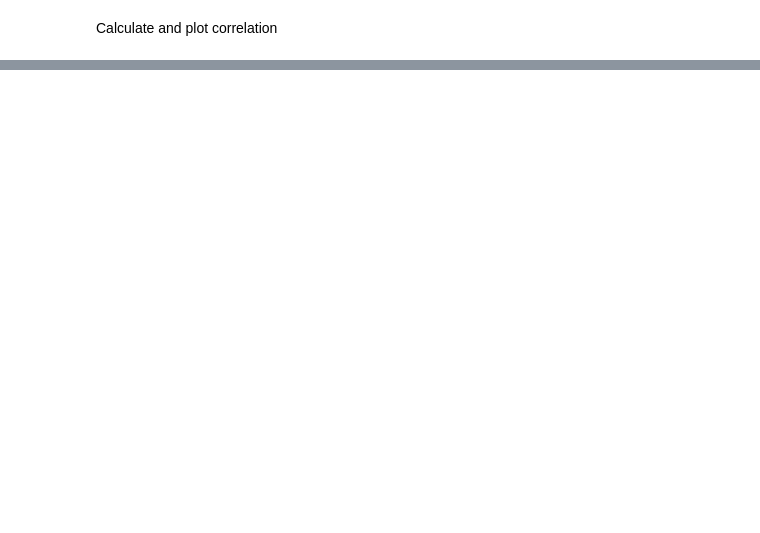
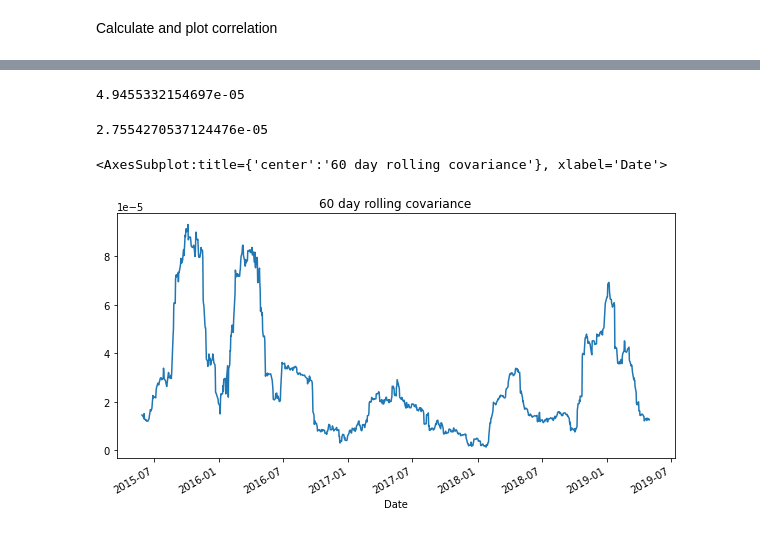
Before and after one commit to Jovan671/Pandas_Unit_04_assignment, a Jupyter notebook: main.ipynb, the cells around one changed output, grey strips where cells are left out. Drawn from its saved outputs; the diff is of its cells as text; code cells hidden in the pictures; blank space fills up the shorter version.

```diff
--- a/main.ipynb
+++ b/main.ipynb
@@ -404,0 +581,22 @@ sns.heatmap(combined_newfile_3, vmin=-1, vmax=1, annot=True)
+# %%
+      # calculate variance for sp tex 60 to peerform beta
+
+variance = combined_newfile_3["Daily_returns"].var()
+variance
+# %% [output]
+4.9455332154697e-05
+# %%
+# calculate covariance for algo_returns to perform beta
+
+covariance = combined_newfile_3["Close"].cov(combined_newfile_3["Daily_returns"])
+covariance
+# %% [output]
+2.7554270537124476e-05
+# %%
+ # calculate 60 day rolling covariance
+
+rolling_covariance = combined_newfile_3["Close"].rolling(window=60).cov(combined_newfile_3["Daily_returns"])
+rolling_covariance.plot(figsize=(10,5), title = "60 day rolling covariance")
+# %% [output]
+<AxesSubplot:title={'center':'60 day rolling covariance'}, xlabel='Date'>
+[figure, added]
```
Also changed, not shown: parts of 32 cells of this notebook.
